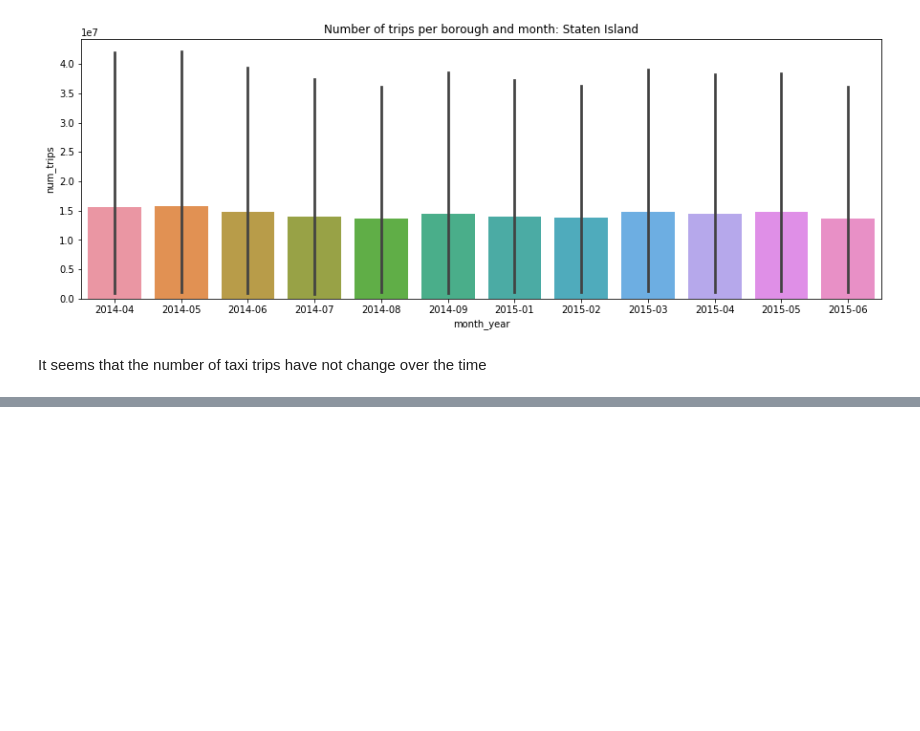
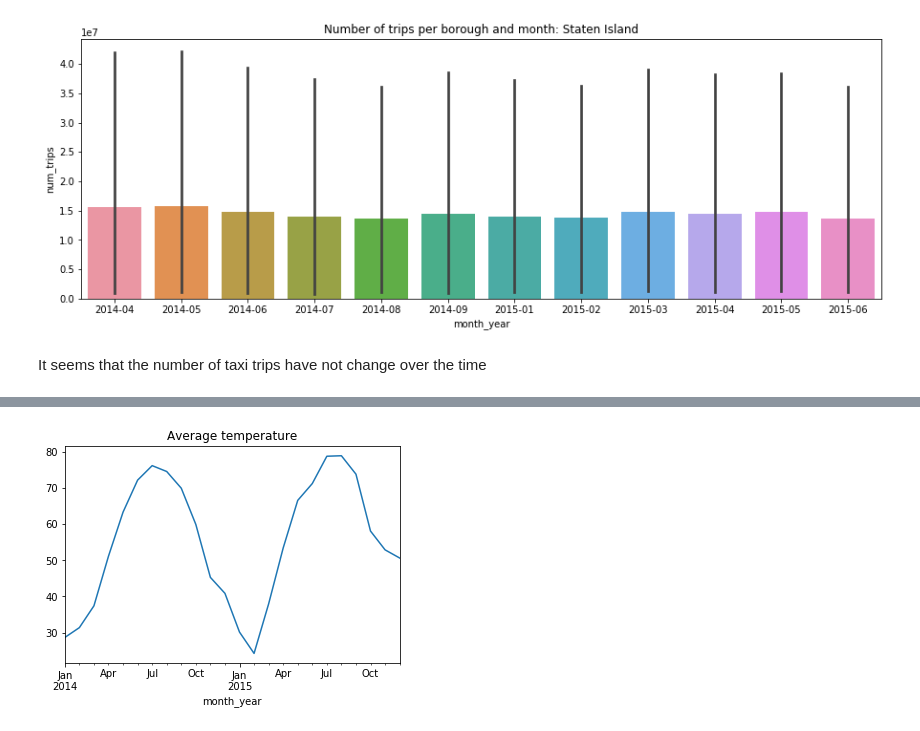
Before and after one commit to hec10r/DS4A_datathon, a Jupyter notebook: Notebooks/final.ipynb, the cells around one changed output, grey strips where cells are left out. Saved outputs shown, nothing was run; the diff lists cells and outputs as text; code cells hidden in the pictures; blank space fills up the shorter version.

```diff
--- a/Notebooks/final.ipynb
+++ b/Notebooks/final.ipynb
@@ -347,0 +390,6 @@ It seems that the number of taxi trips have not change over the time
+# %%
+weather.groupby('month_year').mean()['avg_temp'].plot()
+plt.title('Average temperature')
+plt.show()
+# %% [output]
+[figure, added]
```
Also changed, not shown: parts of 5 cells of this notebook.
